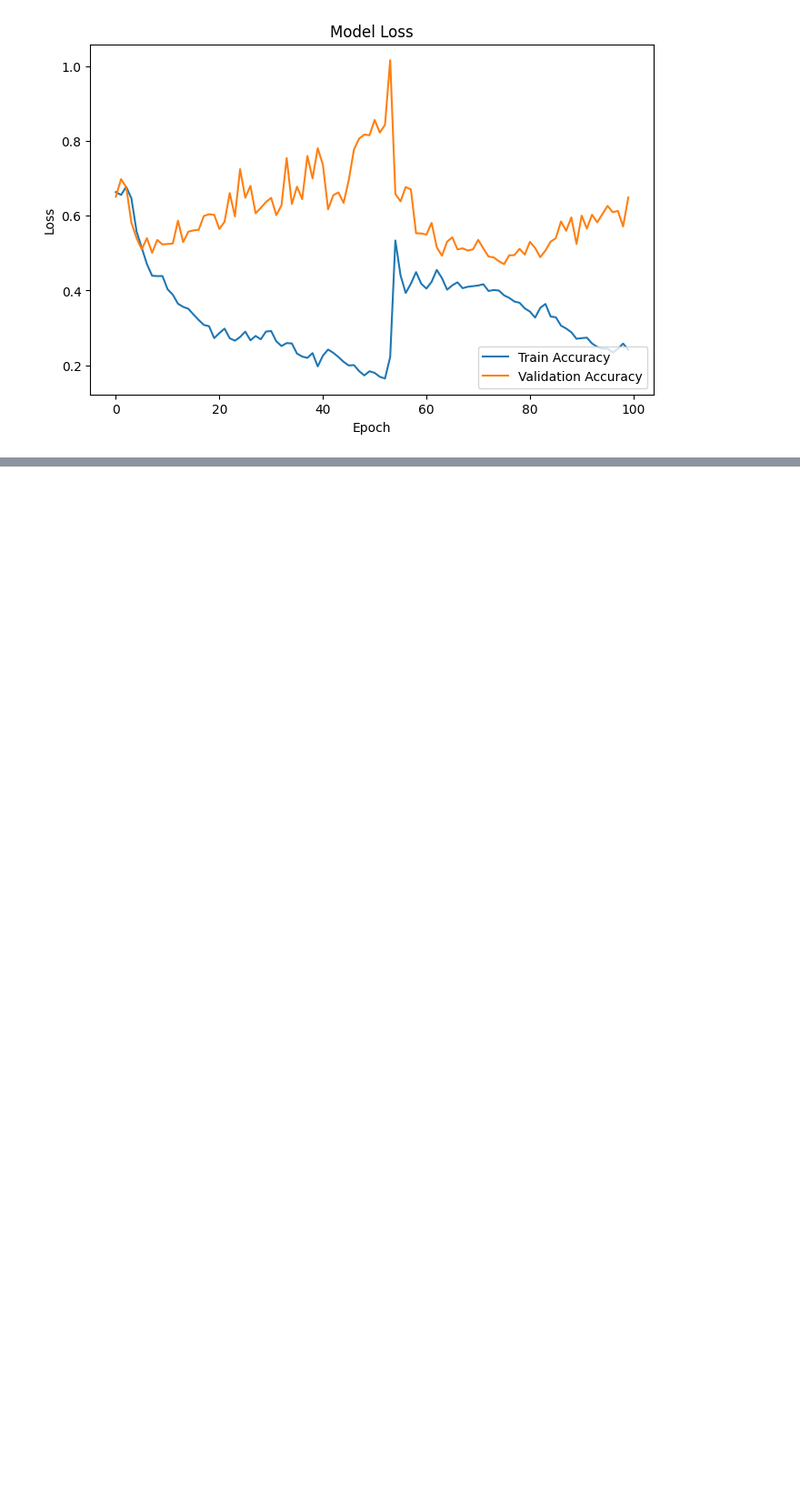
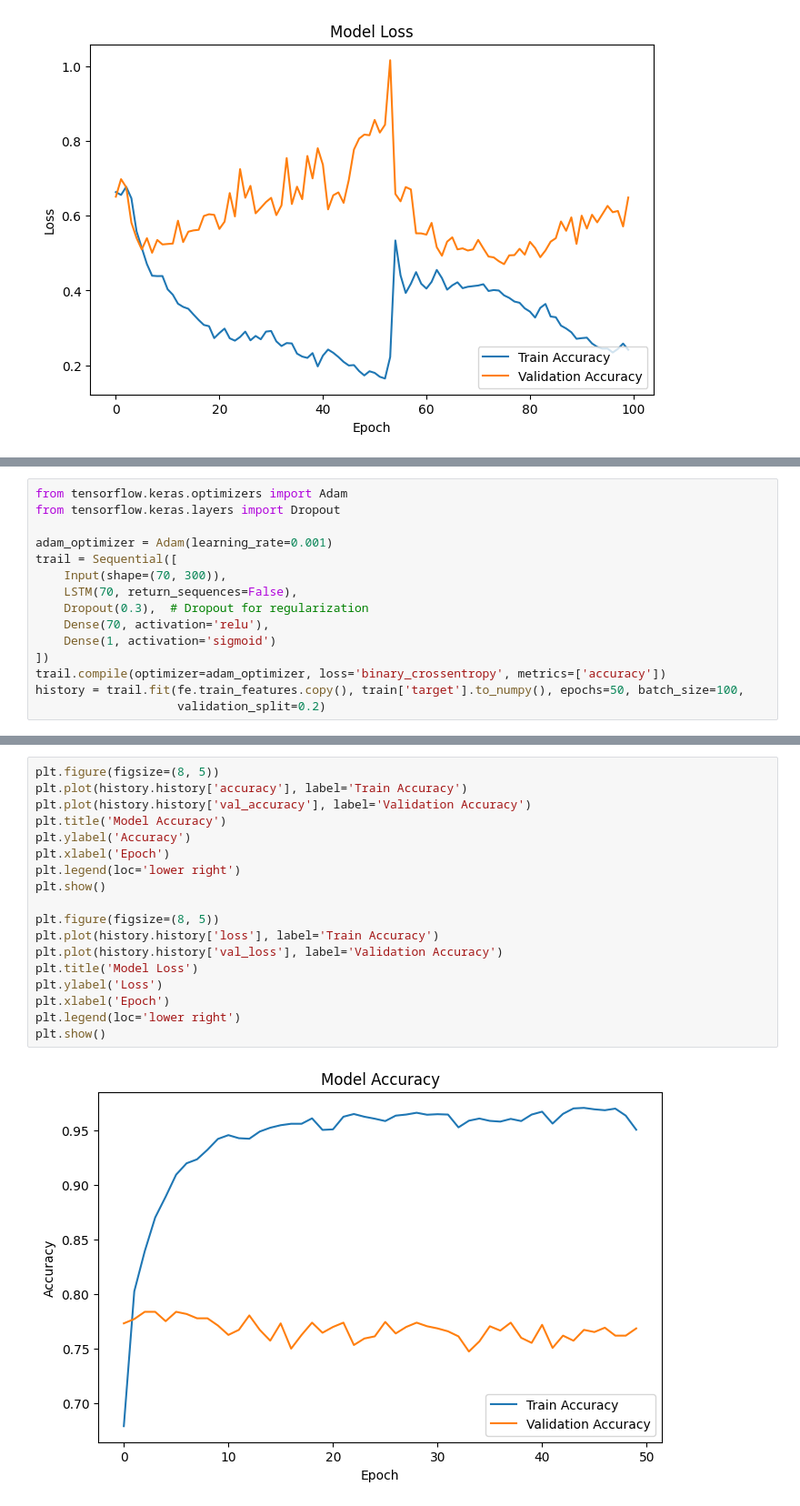
Before and after one commit to scihhl/NLP-Disaster-Tweets, a Jupyter notebook: Disaster Tweets.ipynb, the cells around one changed output, grey strips where cells are left out. Shown at 91% size. Drawn from its saved outputs; the diff is of its cells as text; blank space fills up the shorter version.

```diff
--- a/Disaster Tweets.ipynb
+++ b/Disaster Tweets.ipynb
@@ -1351,0 +1385,15 @@ Implementing these strategies should help in addressing the overfitting issue an
+# %%
+from tensorflow.keras.optimizers import Adam
+from tensorflow.keras.layers import Dropout
+
+adam_optimizer = Adam(learning_rate=0.001)
+trail = Sequential([
+    Input(shape=(70, 300)),
+    LSTM(70, return_sequences=False),
+    Dropout(0.3),  # Dropout for regularization
+    Dense(70, activation='relu'),
+    Dense(1, activation='sigmoid')
+])
+trail.compile(optimizer=adam_optimizer, loss='binary_crossentropy', metrics=['accuracy'])
+history = trail.fit(fe.train_features.copy(), train['target'].to_numpy(), epochs=50, batch_size=100,
+                    validation_split=0.2)
@@ -1351,0 +1422,20 @@ Implementing these strategies should help in addressing the overfitting issue an
+# %%
+plt.figure(figsize=(8, 5))
+plt.plot(history.history['accuracy'], label='Train Accuracy')
+plt.plot(history.history['val_accuracy'], label='Validation Accuracy')
+plt.title('Model Accuracy')
+plt.ylabel('Accuracy')
+plt.xlabel('Epoch')
+plt.legend(loc='lower right')
+plt.show()
+
+plt.figure(figsize=(8, 5))
+plt.plot(history.history['loss'], label='Train Accuracy')
+plt.plot(history.history['val_loss'], label='Validation Accuracy')
+plt.title('Model Loss')
+plt.ylabel('Loss')
+plt.xlabel('Epoch')
+plt.legend(loc='lower right')
+plt.show()
+# %% [output]
+[figure, added]
```
Also changed, not shown: parts of 17 cells of this notebook.
